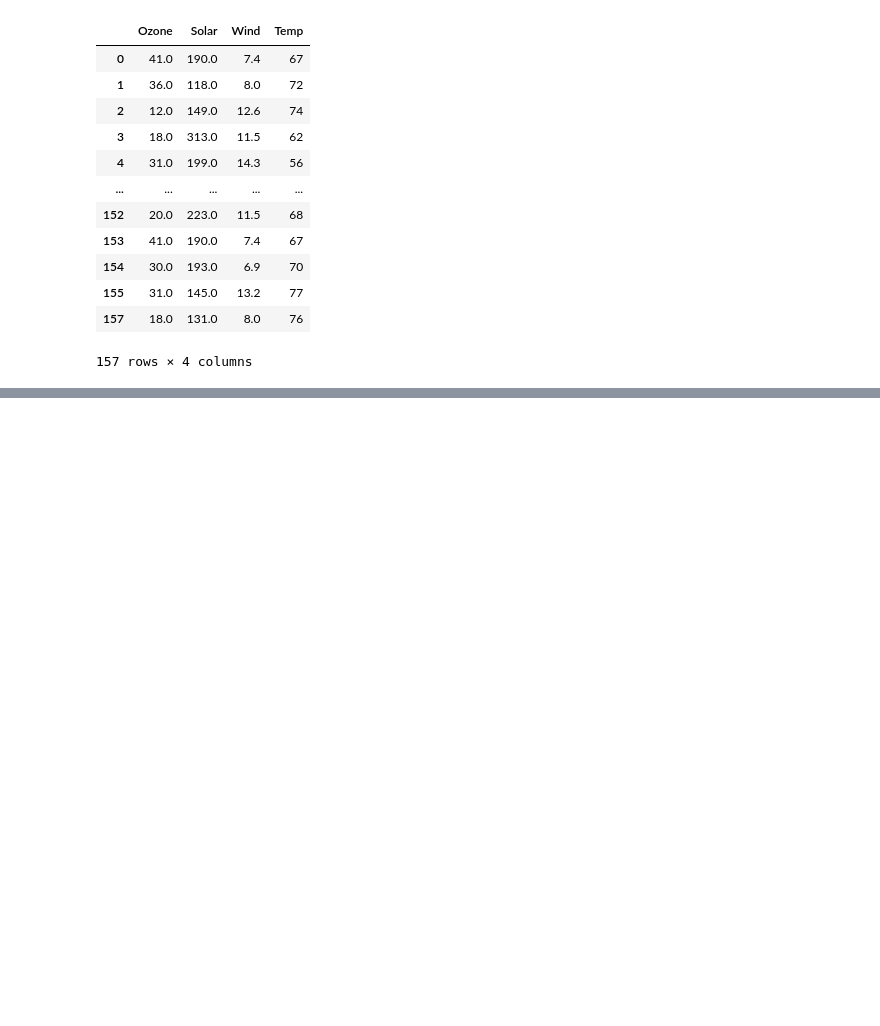
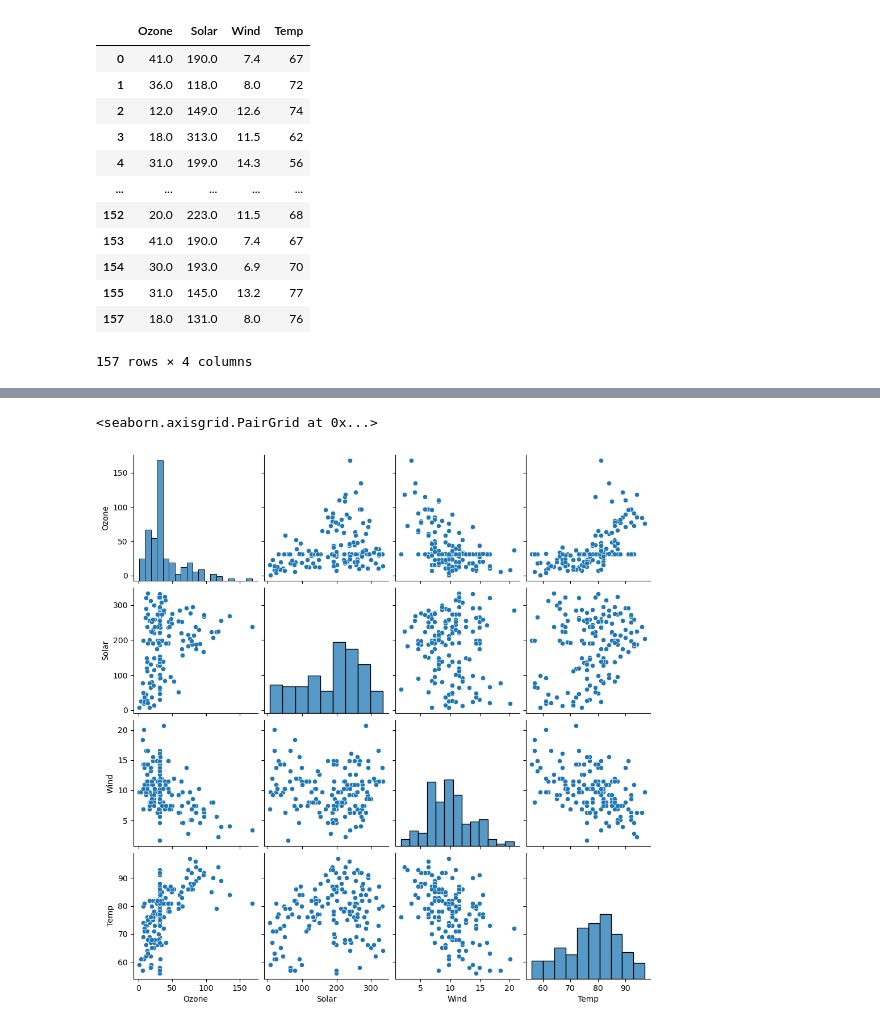
Before and after one commit to AnirudhReddy1252/AIML_TASK, a Jupyter notebook: EDA1_Practice.ipynb, the cells around one changed output, grey strips where cells are left out. Saved outputs shown, nothing was run; the diff lists cells and outputs as text; code cells hidden in the pictures; blank space fills up the shorter version.

```diff
--- a/EDA1_Practice.ipynb
+++ b/EDA1_Practice.ipynb
@@ -509,0 +522,5 @@ data1_numeric
+# %%
+sns.pairplot(data1_numeric)
+# %% [output]
+<seaborn.axisgrid.PairGrid at 0x...>
+[figure, added]
```
Also changed, not shown: parts of 18 cells of this notebook.
